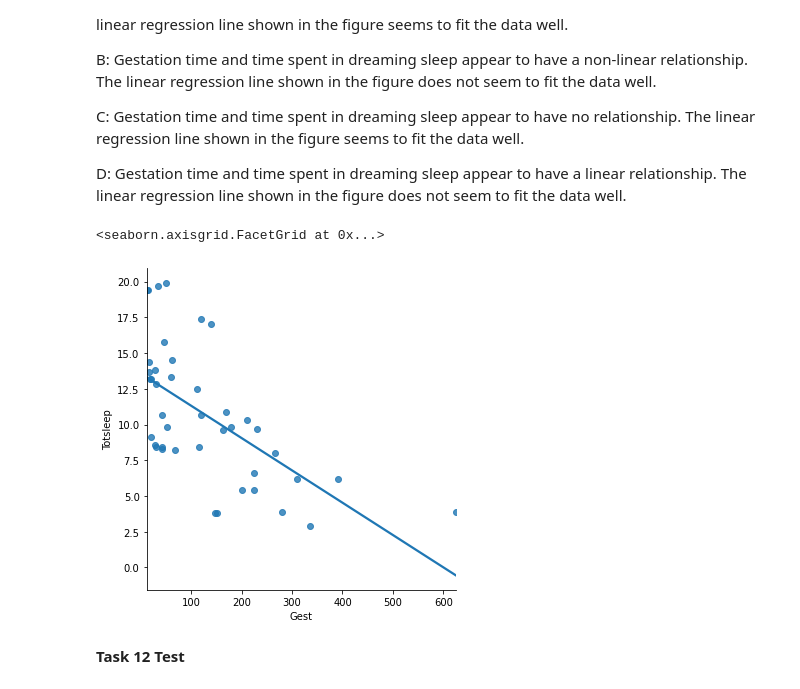
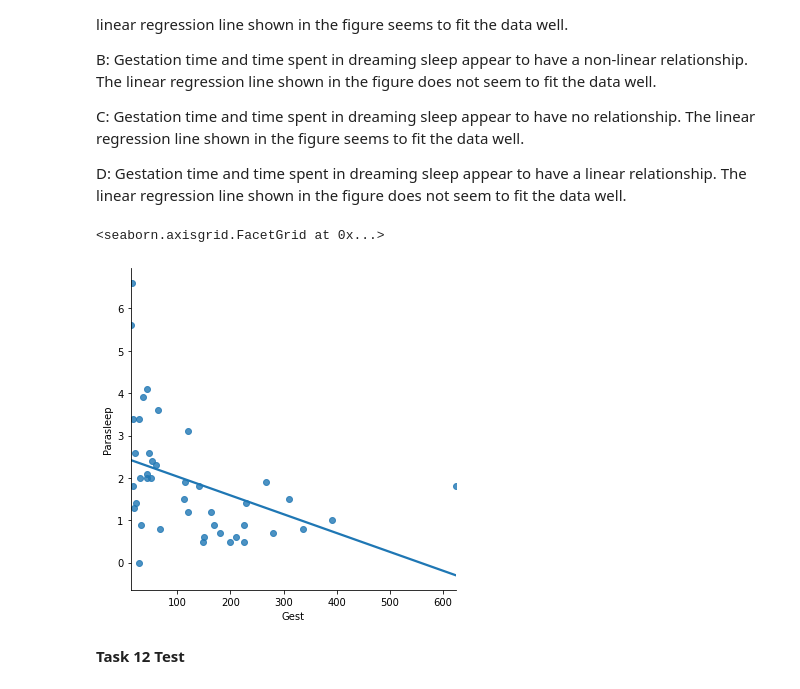
Before and after one commit to johhan27/DS-Unit-1-Sprint-3-Linear-Algebra, a Jupyter notebook: LS_DS_132_Inference_For_Regression_Assignment_AG.ipynb, the cells around one changed output. Saved outputs shown, nothing was run; the diff lists cells and outputs as text; code cells hidden in the pictures.

```diff
--- a/LS_DS_132_Inference_For_Regression_Assignment_AG.ipynb
+++ b/LS_DS_132_Inference_For_Regression_Assignment_AG.ipynb
@@ -431,12 +431,12 @@ D: Gestation time and time spent in dreaming sleep appear to have a linear relat
 # %%
 # Task 12
 
 # YOUR CODE HERE
 
-sns.lmplot('Gest', 'Totsleep', data=df_sleep, ci=None)
+sns.lmplot('Gest', 'Parasleep', data=df_sleep, ci=None)
 # %% [output]
 <seaborn.axisgrid.FacetGrid at 0x...>
-[figure, old version]
+[figure, new version]
 # %%
 Answer = 'B'
 # %% [markdown]
```
Also changed, not shown: parts of 6 cells of this notebook.
